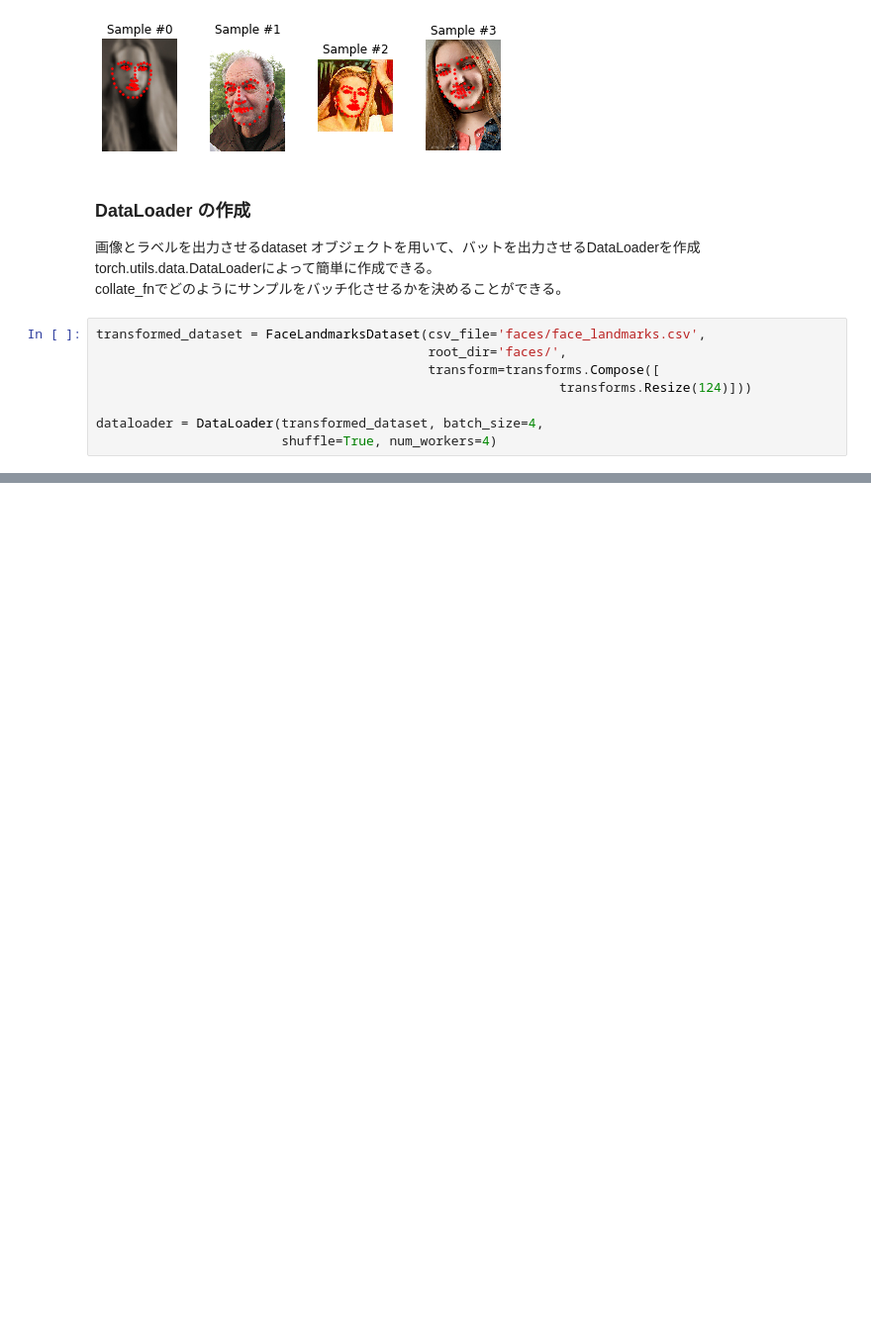
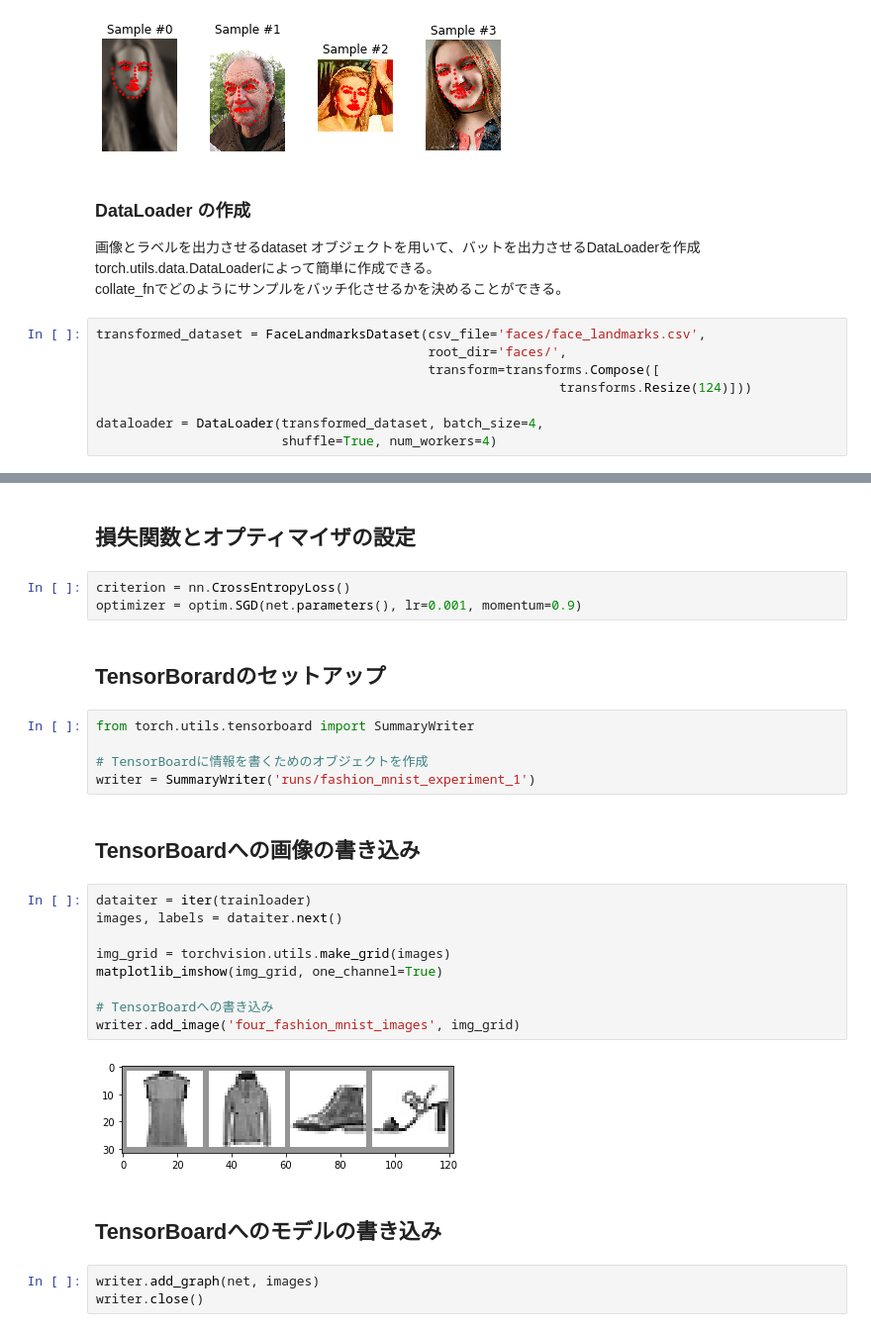
Before and after one commit to nsakki55/ml_note, a Jupyter notebook: PyTorch_cheet_sheet.ipynb, the cells around one changed output, grey strips where cells are left out. Shown at 99% size. Saved outputs shown, nothing was run; the diff lists cells and outputs as text; blank space fills up the shorter version.

```diff
--- a/PyTorch_cheet_sheet.ipynb
+++ b/PyTorch_cheet_sheet.ipynb
@@ -876,0 +954,30 @@ dataloader = DataLoader(transformed_dataset, batch_size=4,
+# %% [markdown]
+## 損失関数とオプティマイザの設定
+# %%
+criterion = nn.CrossEntropyLoss()
+optimizer = optim.SGD(net.parameters(), lr=0.001, momentum=0.9)
+# %% [markdown]
+## TensorBorardのセットアップ
+# %%
+from torch.utils.tensorboard import SummaryWriter
+
+# TensorBoardに情報を書くためのオブジェクトを作成
+writer = SummaryWriter('runs/fashion_mnist_experiment_1')
+# %% [markdown]
+## TensorBoardへの画像の書き込み
+# %%
+dataiter = iter(trainloader)
+images, labels = dataiter.next()
+
+img_grid = torchvision.utils.make_grid(images)
+matplotlib_imshow(img_grid, one_channel=True)
+
+# TensorBoardへの書き込み
+writer.add_image('four_fashion_mnist_images', img_grid)
+# %% [output]
+[figure, added]
+# %% [markdown]
+## TensorBoardへのモデルの書き込み
+# %%
+writer.add_graph(net, images)
+writer.close()
```
Also changed, not shown: parts of 29 cells of this notebook.
